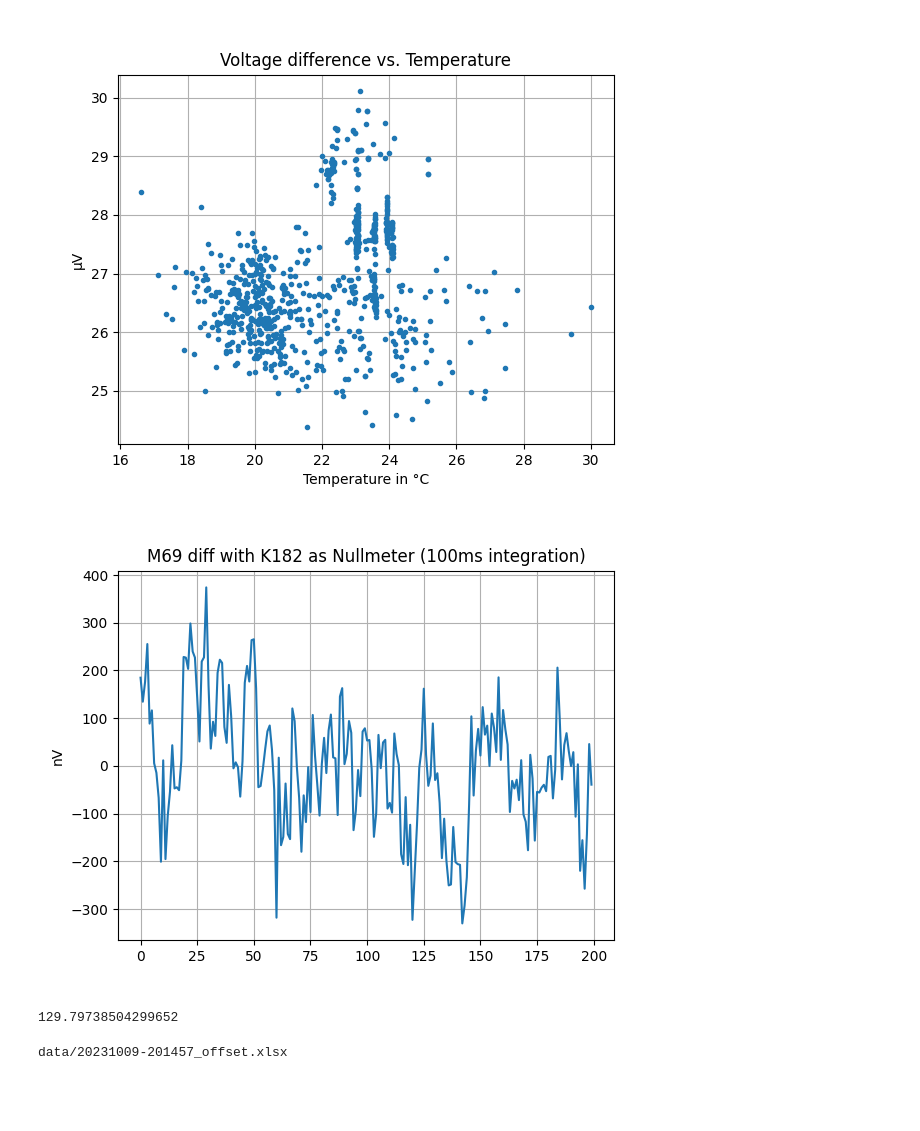
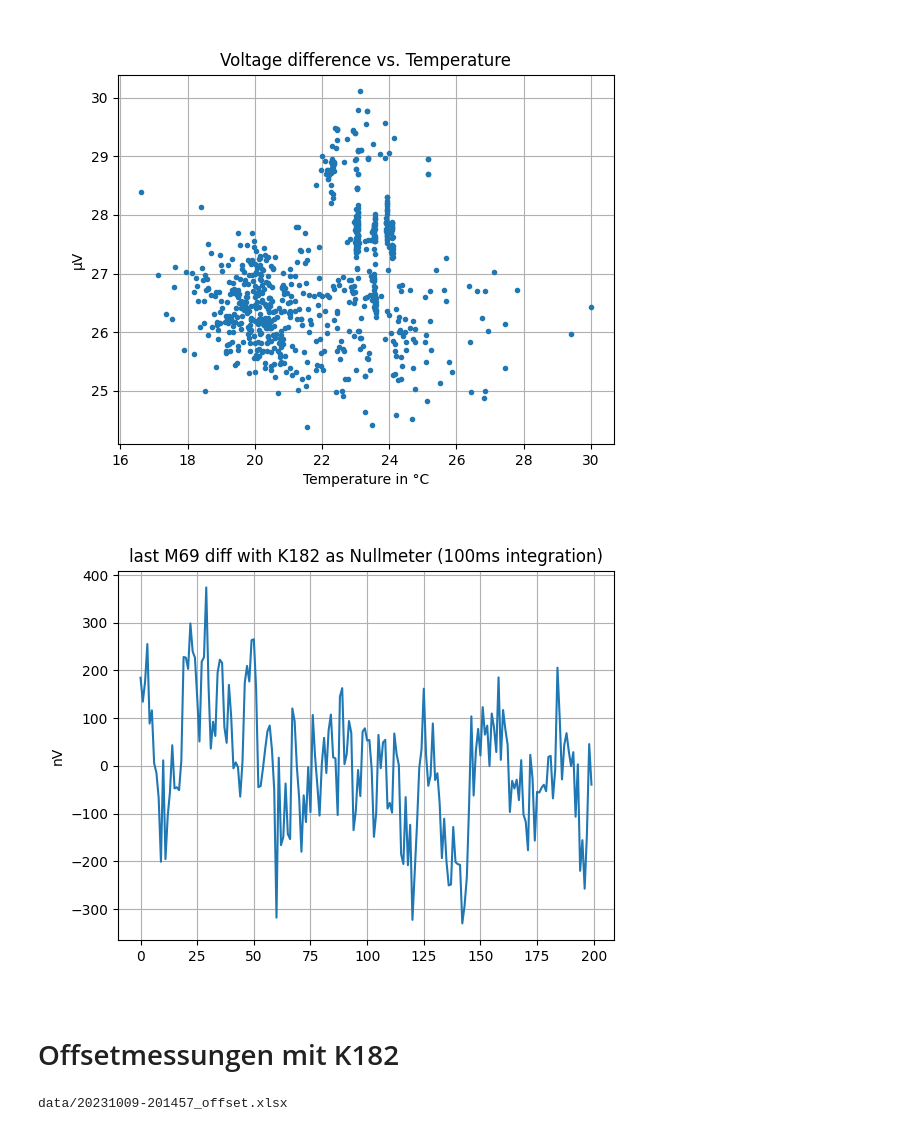
Before and after one commit to PhilippCo/m69, a Jupyter notebook: plot_M69.ipynb, the cells around one changed output. Drawn from its saved outputs; the diff is of its cells as text; code cells hidden in the pictures; blank space fills up the shorter version.

```diff
--- a/plot_M69.ipynb
+++ b/plot_M69.ipynb
@@ -171,16 +106,14 @@ plt.grid()
 [figure]
 # %%
 plt.figure()
-plt.title("M69 diff with K182 as Nullmeter (100ms integration)")
+plt.title("last M69 diff with K182 as Nullmeter (100ms integration)")
 plt.plot( (data["diff"] - np.mean(data["diff"]) ) * 1e9 )
 plt.ylabel("nV")
 plt.grid()
 # %% [output]
-[figure, old version]
+[figure, new version]
-# %%
-np.std(data["diff"] * 1e9)
-# %% [output]
-129.79738504299652
+# %% [markdown]
+# Offsetmessungen mit K182
 # %%
 otimes  = []
 ovalues = []
```
Also changed, not shown: parts of 20 cells of this notebook, 4 other files.
